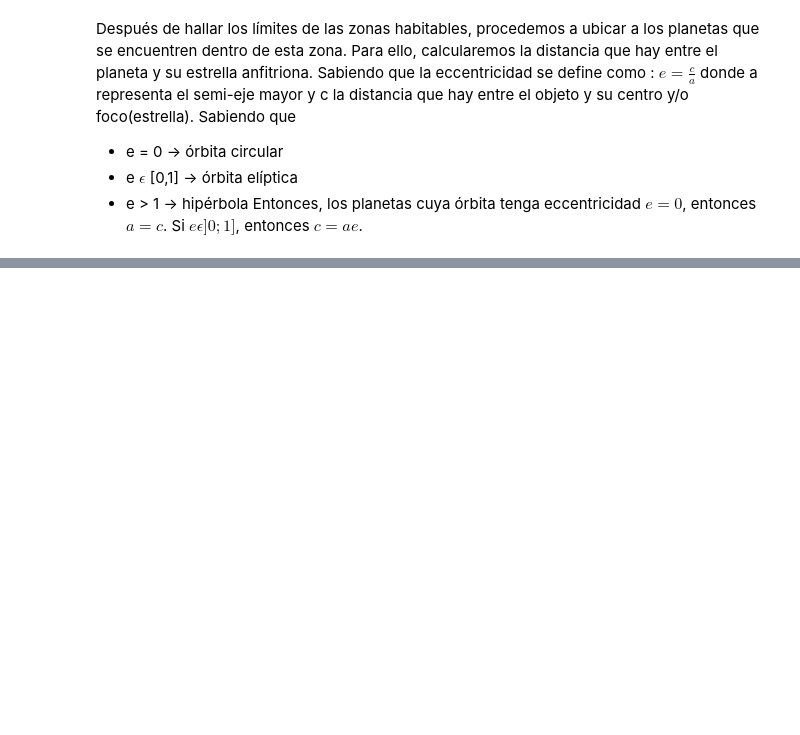
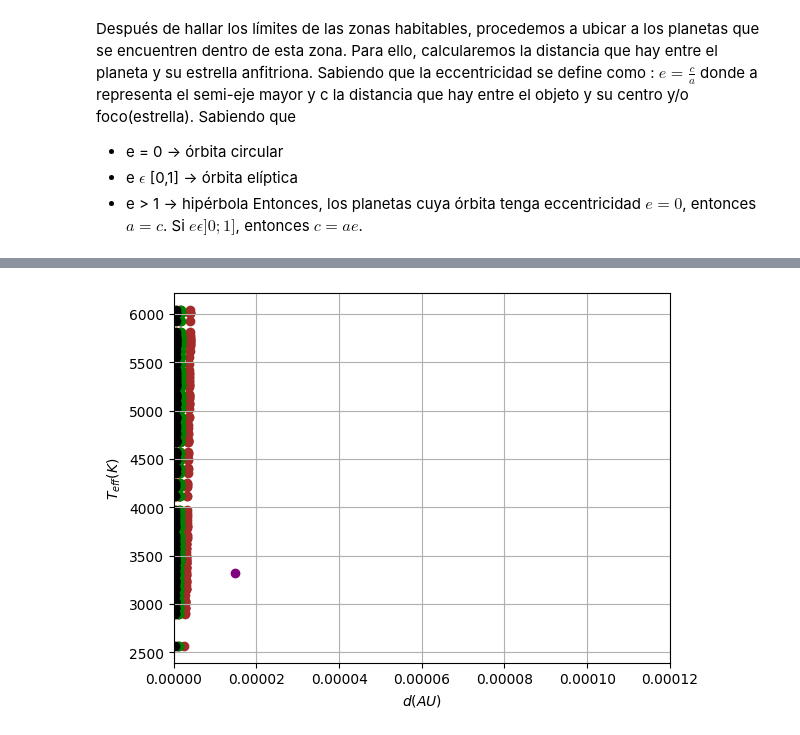
Before and after one commit to Vegaaa99/Tesis, a Jupyter notebook: Data_Analysisi.ipynb, the cells around one changed output, grey strips where cells are left out. Cells and saved outputs as stored; diff of their text form; code cells hidden in the pictures; blank space fills up the shorter version.

Commit message:
Adding graphs and Super Earth

```diff
--- a/Data_Analysisi.ipynb
+++ b/Data_Analysisi.ipynb
@@ -202,0 +345,18 @@ c
+# %%
+# Graficando Temperatura vs distancias HZ
+plt.scatter(c,Planets['Stellar_effective_temperature'], color = 'purple')
+plt.scatter(d_recentVenus, T_eff)
+plt.scatter(d_runawayGreenhouse, T_eff, color = 'red')
+plt.scatter(d_maxGreenhouse, T_eff, color = 'orange')
+plt.scatter(d_earlyMars, T_eff, color = 'brown')
+plt.scatter(d_fivemeRunaway, T_eff, color = 'green')
+plt.scatter(d_tenthmeRunaway,T_eff, color= "black")
+plt.plot ()
+#plt.gca().invert_xaxis()
+plt.grid(True)
+plt.xlim(0,12e-5)
+plt.xlabel(r'$d (AU$)')
+plt.ylabel(r'$T_{eff}(K)$')
+plt.show()
+# %% [output]
+[figure, added]
```
Also changed, not shown: parts of 13 cells of this notebook, 1 other file.
